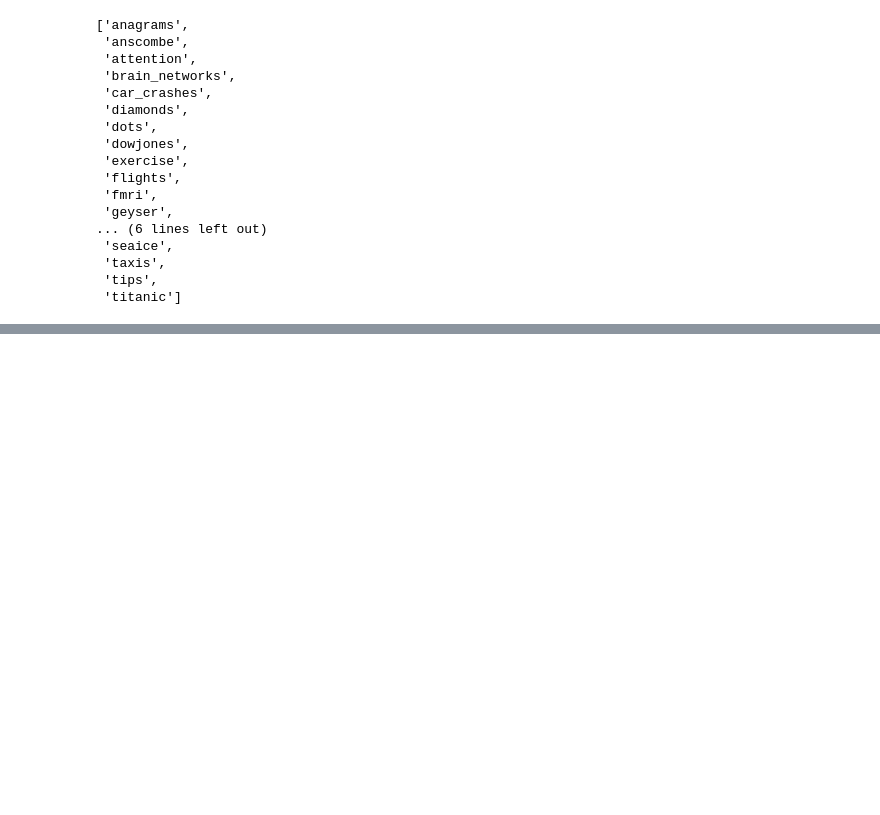
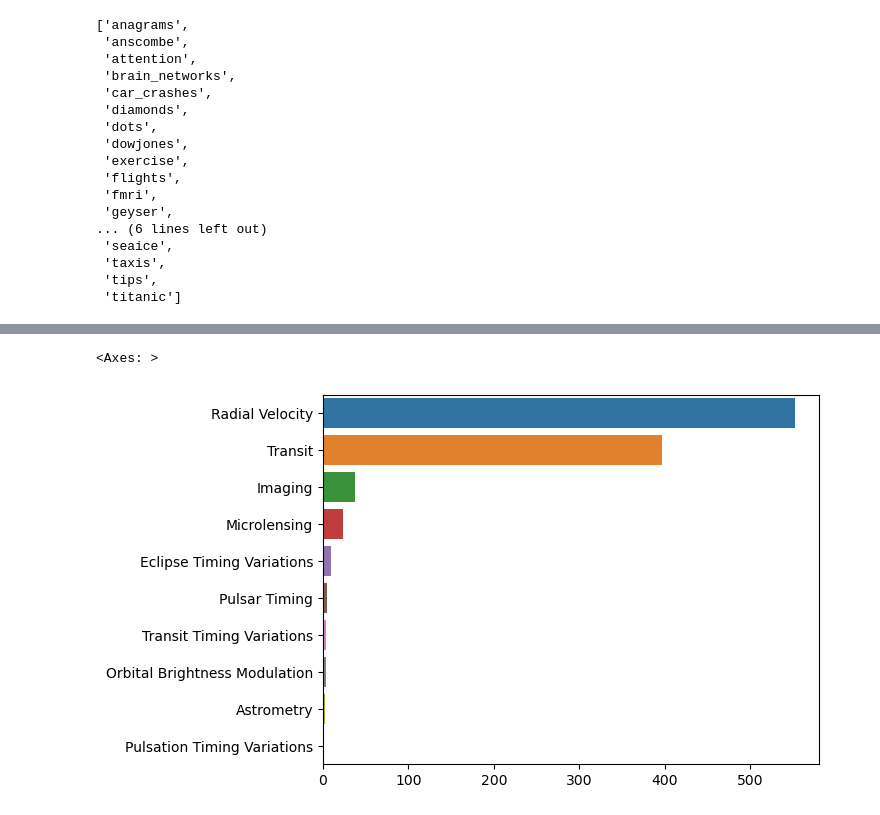
Before and after one commit to crypt0kitik/Introduction-to-Data-Analytics, a Jupyter notebook: Homework sets/Additional notebooks/Seaborn dataset.ipynb, the cells around one changed output, grey strips where cells are left out. Drawn from its saved outputs; the diff is of its cells as text; code cells hidden in the pictures; blank space fills up the shorter version.

```diff
--- a/Homework sets/Additional notebooks/Seaborn dataset.ipynb
+++ b/Homework sets/Additional notebooks/Seaborn dataset.ipynb
@@ -32,3 +32,7 @@ sns.get_dataset_names()
  'taxis',
  'tips',
  'titanic']
+# %%
+# load the dataset
+df = sns.load_dataset("planets")
+df
@@ -34,0 +70,14 @@ sns.get_dataset_names()
+# %%
+# Counting the number of planets discovered with each discovery method
+method_counts = df["method"].value_counts()
+
+# Creating a bar plot to visualize the number of planets discovered with each discovery method
+sns.barplot(x=method_counts.values, y=method_counts.index)
+
+# Setting the plot title and axis labels
+#plt.title("Number of planets discovered by method")
+#plt.xlabel("Number of planets")
+#plt.ylabel("Discovery method")
+# %% [output]
+<Axes: >
+[figure, added]
```
Also changed, not shown: parts of 2 cells of this notebook, 1 other file.
